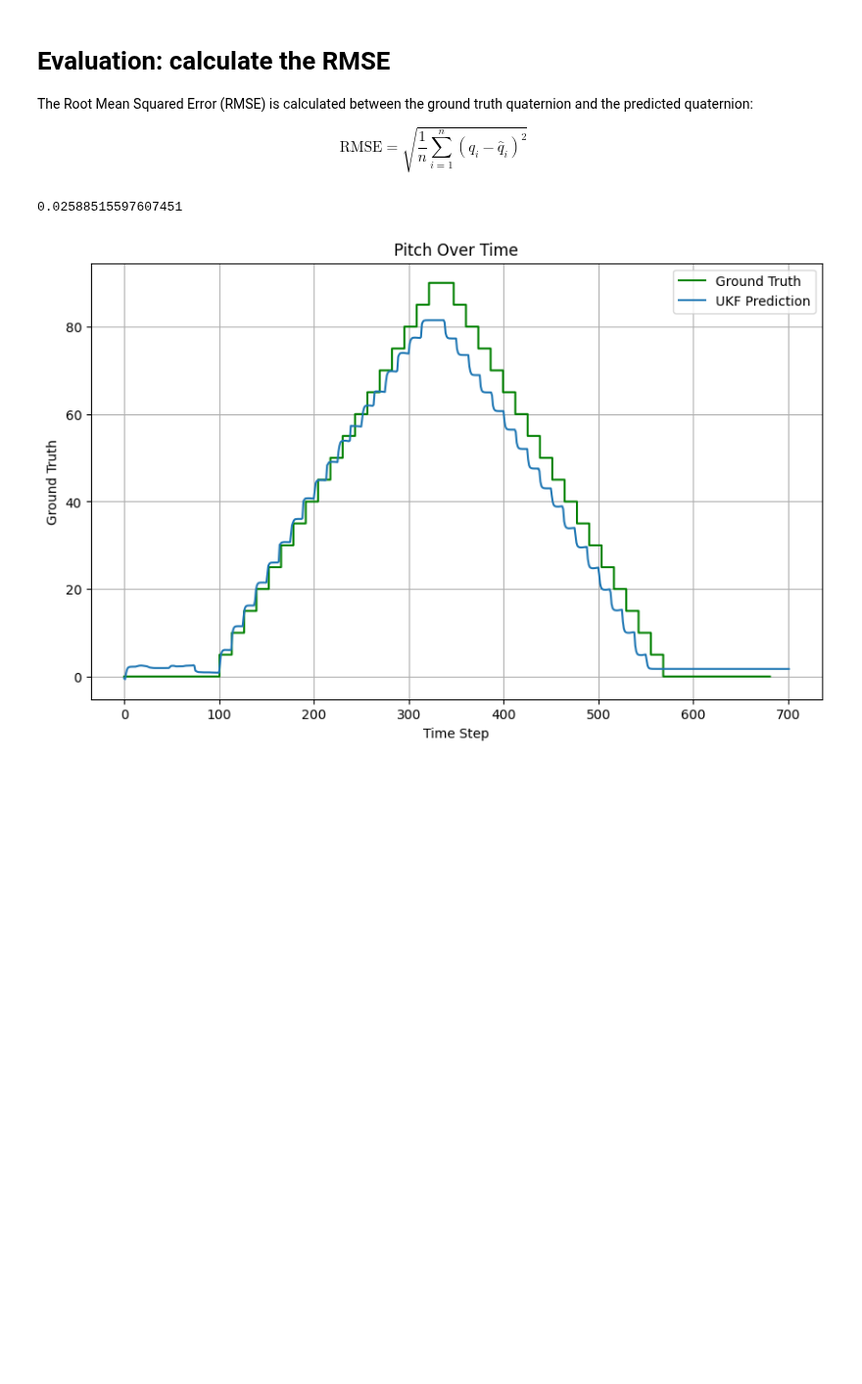
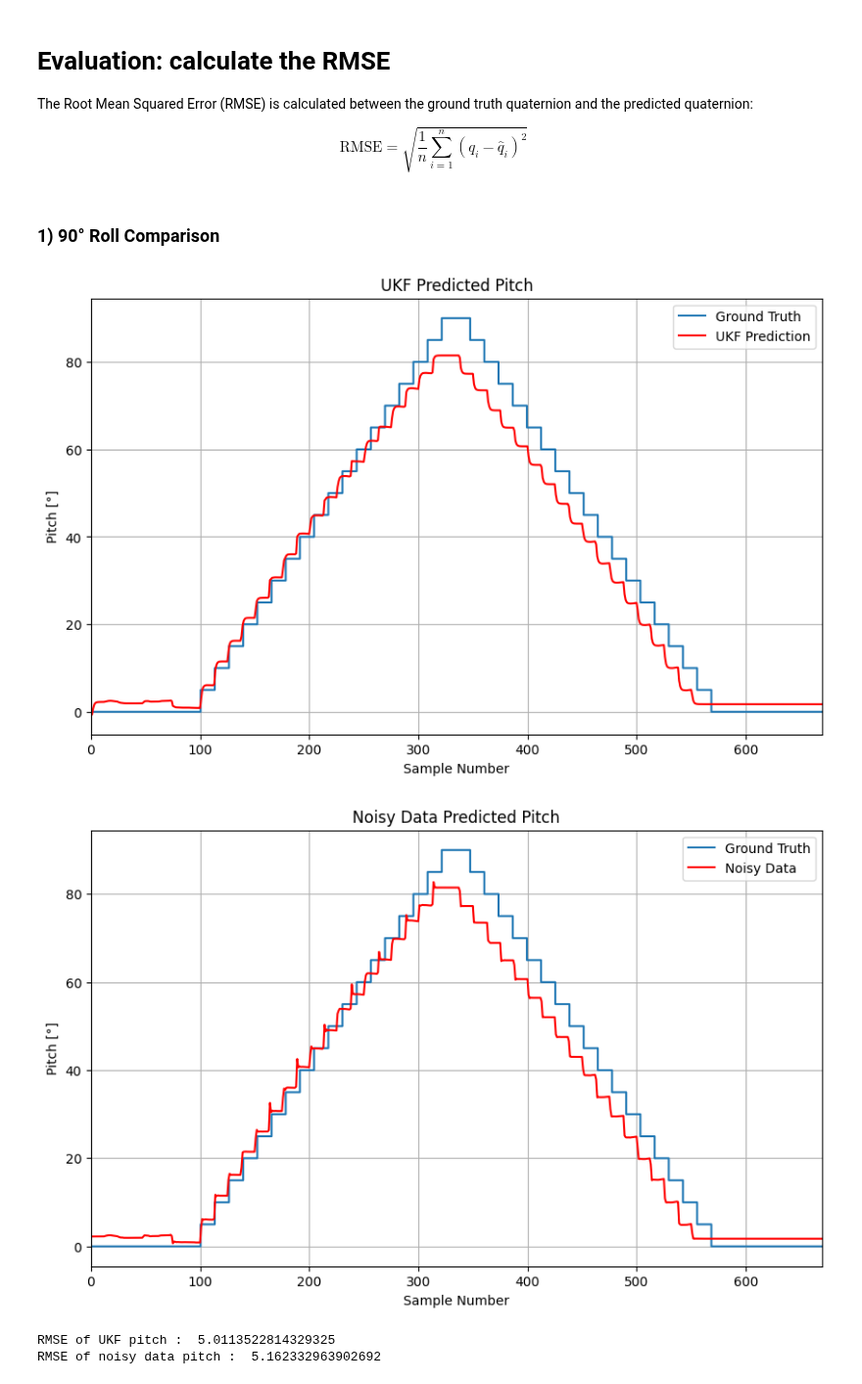
Before and after one commit to kjetteren/RaD_team1_HELIXON, a Jupyter notebook: kalman/FilterEvaluations.ipynb, the cells around one changed output. Shown at 98% size. Drawn from its saved outputs; the diff is of its cells as text; code cells hidden in the pictures; blank space fills up the shorter version.

Commit message:
Plotting pitch vs ground truth

```diff
--- a/kalman/FilterEvaluations.ipynb
+++ b/kalman/FilterEvaluations.ipynb
@@ -415,29 +439,46 @@ The Root Mean Squared Error (RMSE) is calculated between the ground truth quater
 $$
 \text{RMSE} = \sqrt{\frac{1}{n} \sum_{i=1}^n (q_i - \hat{q}_i)^2}
 $$
+# %% [markdown]
+### 1)   90° Roll Comparison
 # %%
-RMSE_UKF_x = np.sqrt(mean_squared_error(q_x,predicted_UKF_x))
-print(RMSE_UKF_x)
-
-time_steps = np.arange(0, 740)
+time_steps = np.arange(0, 760)
 increments = np.arange(0, 91, 5)
 rise_values = np.concatenate([np.repeat(increments[i], 13.1) for i in range(len(increments))])
 fall_values = np.concatenate([np.repeat(increments[i], 13.1) for i in range(len(increments)-1, -1, -1)])
 
 pitch_values = np.concatenate([np.ones(88) * 0,rise_values, fall_values, np.ones(100) * 0])
 
-# Ensure the time_steps match the pitch values length
 time_steps = np.arange(len(pitch_values))
-# Plot with straight lines (step-like progression)
 plt.figure(figsize=(10, 6))
-plt.step(time_steps, pitch_values, where='mid', label='Ground Truth', color='green')
-plt.plot(predicted_UKF_x_pitch, label='UKF Prediction')
-plt.title('Pitch Over Time')
-plt.xlabel('Time Step')
-plt.ylabel('Ground Truth')
+plt.step(time_steps, pitch_values, where='mid', label='Ground Truth')
+plt.plot(predicted_UKF_x_pitch, label='UKF Prediction', color='red')
+plt.title('UKF Predicted Pitch')
+plt.xlabel('Sample Number')
+plt.ylabel('Pitch [°]')
+plt.xlim(0,670)
 plt.legend()
 plt.grid(True)
 plt.show()
+
+time_steps = np.arange(len(pitch_values))
+plt.figure(figsize=(10, 6))
+plt.step(time_steps, pitch_values, where='mid', label='Ground Truth')
+plt.plot(raw_UKF_x_pitch, label='Noisy Data', color='red')
+plt.title('Noisy Data Predicted Pitch')
+plt.xlabel('Sample Number')
+plt.ylabel('Pitch [°]')
+plt.xlim(0,670)
+plt.legend()
+plt.grid(True)
+plt.show()
+
+RMSE_UKF_x = np.sqrt(mean_squared_error(pitch_values,predicted_UKF_x_pitch[:len(pitch_values)]))
+RMSE_raw_data_x = np.sqrt(mean_squared_error(pitch_values,raw_UKF_x_pitch[:len(pitch_values)]))
+print("RMSE of UKF pitch : ",RMSE_UKF_x)
+print("RMSE of noisy data pitch : ",RMSE_raw_data_x)
 # %% [output]
+[figure, new version]
+[figure, added]
-0.02588515597607451
+RMSE of UKF pitch :  5.0113522814329325
+RMSE of noisy data pitch :  5.162332963902692
-[figure, old version]
```
Also changed, not shown: parts of 1 cell of this notebook.
